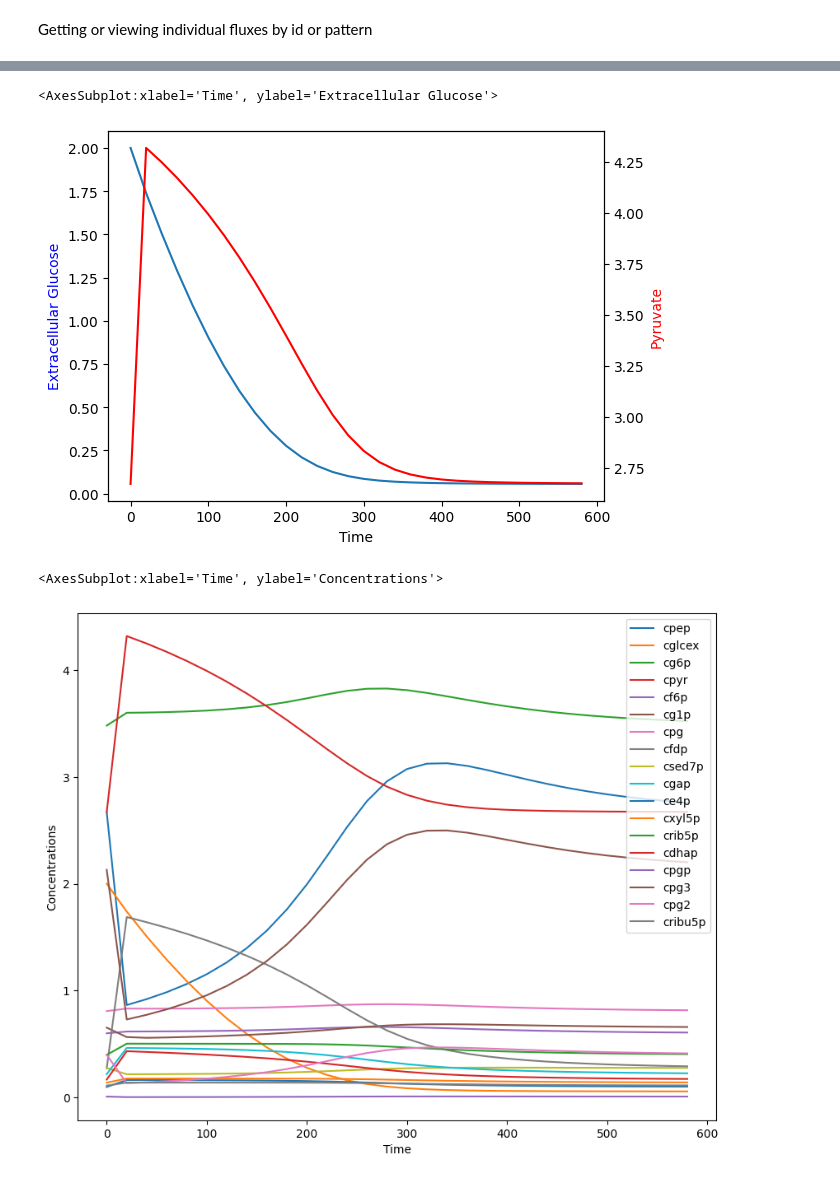
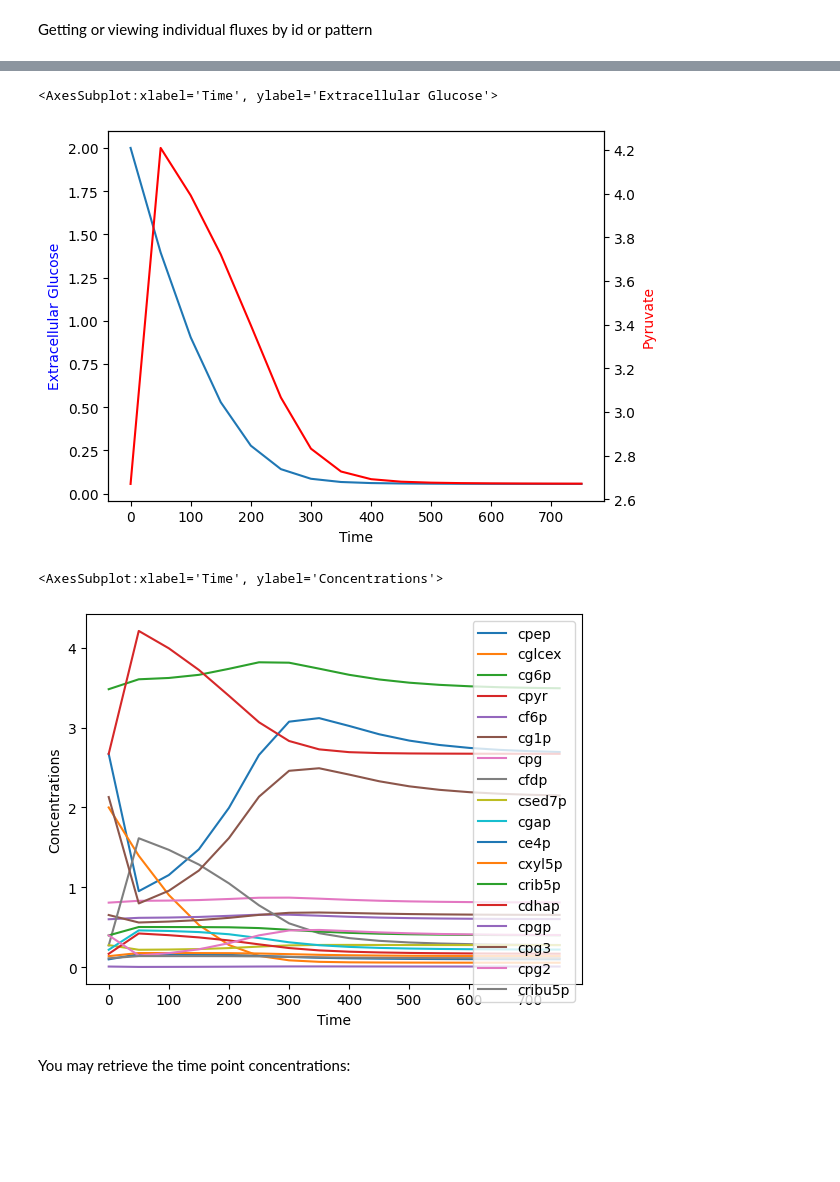
Before and after one commit to BioSystemsUM/MEWpy, a Jupyter notebook: examples/03-kinetic.ipynb, the cells around one changed output, grey strips where cells are left out. Cells and saved outputs as stored; diff of their text form; code cells hidden in the pictures; blank space fills up the shorter version.

```diff
--- a/examples/03-kinetic.ipynb
+++ b/examples/03-kinetic.ipynb
@@ -171,3 +226,2 @@ or when running a simulation:
 # %%
-res = sim.simulate(t_points=range(0,600,20))
-res
+res = sim.simulate(t_points=range(0,800,50))
@@ -225,12 +270,14 @@ res.plot('cgap')
 res.plot(['cglcex','cpyr'])
 # %% [output]
 <AxesSubplot:xlabel='Time', ylabel='Extracellular Glucose'>
-[figure, old version]
+[figure, new version]
 # %%
-res.plot(size=(10,8))
+res.plot()
 # %% [output]
 <AxesSubplot:xlabel='Time', ylabel='Concentrations'>
-[figure, old version]
+[figure, new version]
+# %% [markdown]
+You may retrieve the time point concentrations:
 # %%
 res.get_y('cglcex')
 # %% [output]
```
Also changed, not shown: parts of 83 cells of this notebook, 4 other files.
